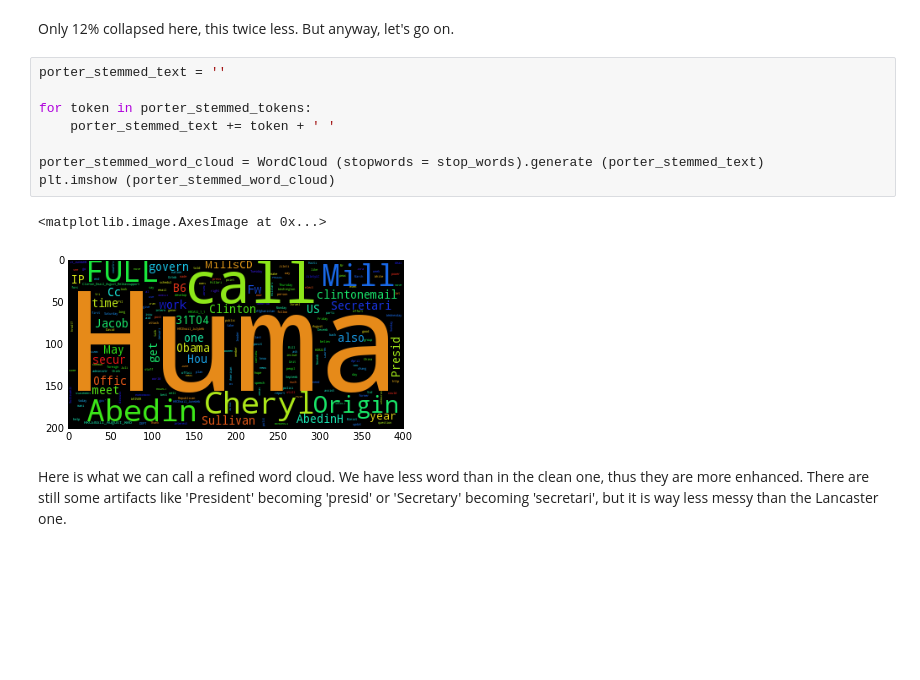
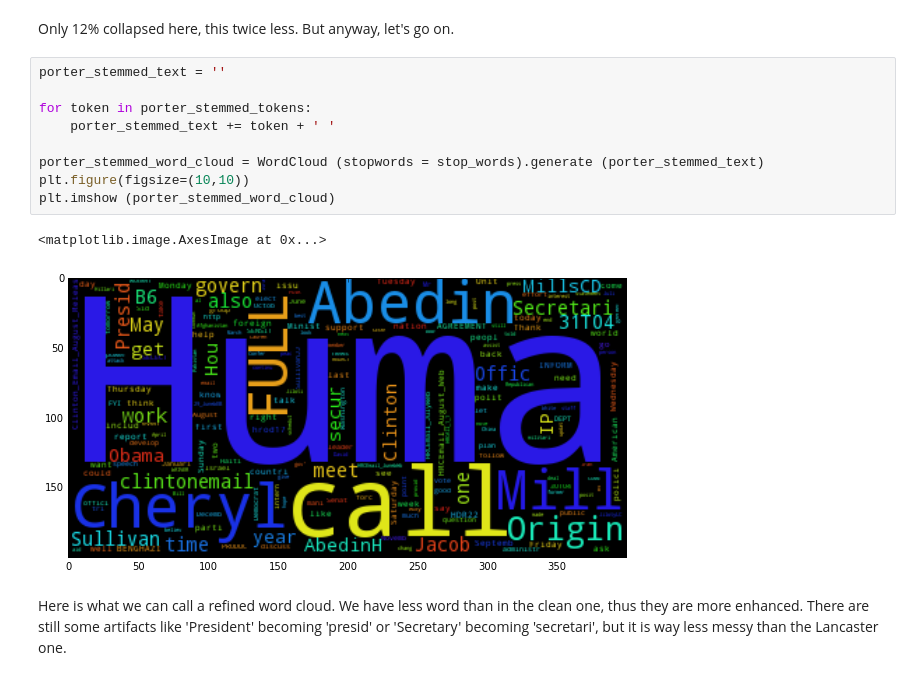
Before and after one commit to fearnleymartin/ada-epfl, a Jupyter notebook: 05 - Taming Text/Taming Text.ipynb, the cells around one changed output. Cells and saved outputs as stored; diff of their text form; blank space fills up the shorter version.

```diff
--- a/05 - Taming Text/Taming Text.ipynb
+++ b/05 - Taming Text/Taming Text.ipynb
@@ -148,14 +152,15 @@ Only 12% collapsed here, this twice less. But anyway, let's go on.
 # %%
 porter_stemmed_text = ''
 
 for token in porter_stemmed_tokens:
     porter_stemmed_text += token + ' '
 
 porter_stemmed_word_cloud = WordCloud (stopwords = stop_words).generate (porter_stemmed_text)
+plt.figure(figsize=(10,10))
 plt.imshow (porter_stemmed_word_cloud)
 # %% [output]
 <matplotlib.image.AxesImage at 0x...>
-[figure, old version]
+[figure, new version]
 # %% [markdown]
 Here is what we can call a refined word cloud. We have less word than in the clean one, thus they are more enhanced. There are still some artifacts like 'President' becoming 'presid' or 'Secretary' becoming 'secretari', but it is way less messy than the Lancaster one.
 # %% [markdown]
```
Also changed, not shown: parts of 28 cells of this notebook.
